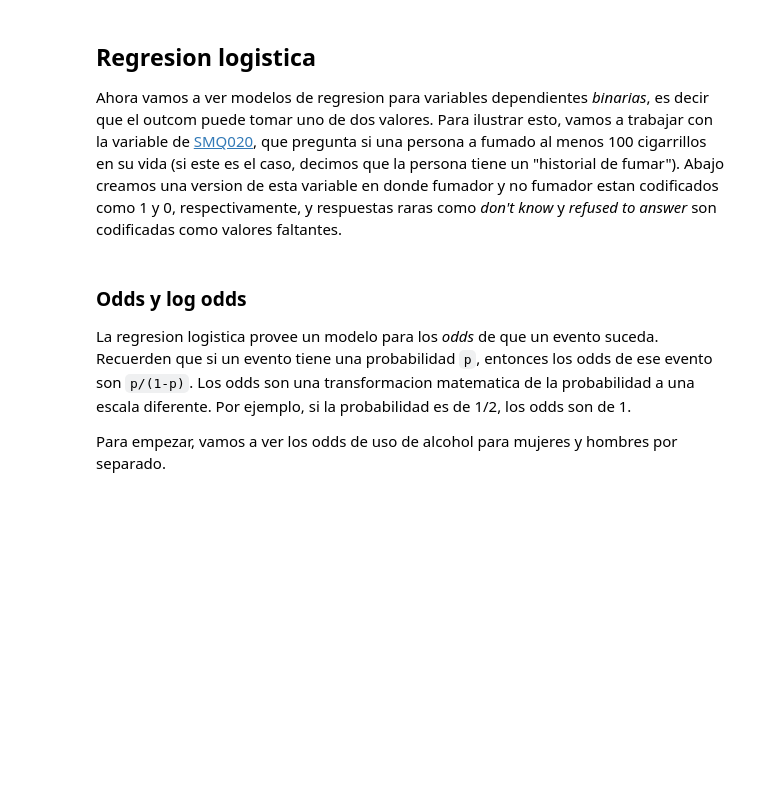
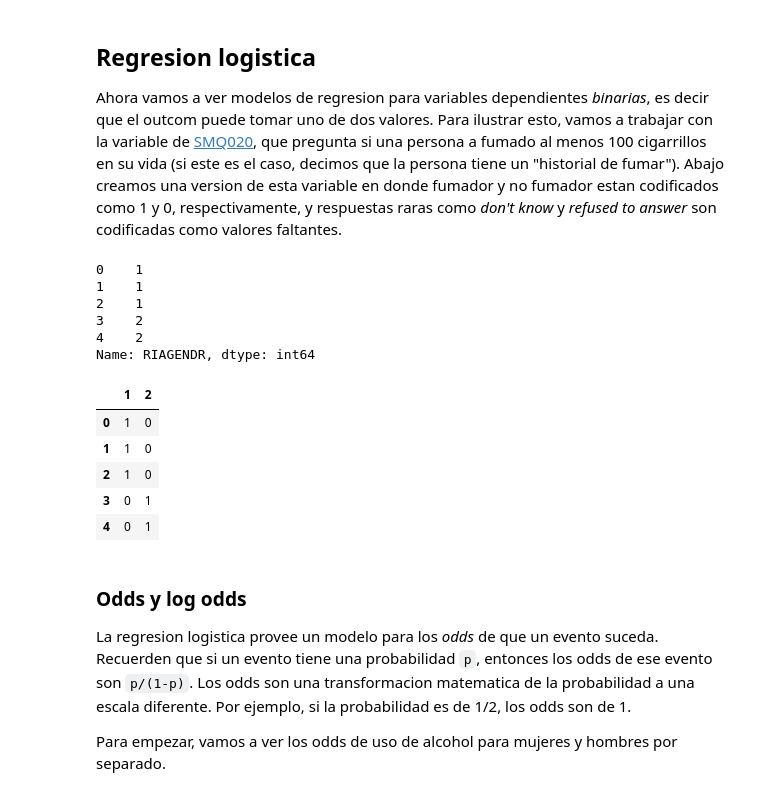
Before and after one commit to 0xpantera/uvg-masters-statistics, a Jupyter notebook: practice/regresiones_nhanes.ipynb, the cells around one changed output. Saved outputs shown, nothing was run; the diff lists cells and outputs as text; code cells hidden in the pictures; blank space fills up the shorter version.

```diff
--- a/practice/regresiones_nhanes.ipynb
+++ b/practice/regresiones_nhanes.ipynb
@@ -239,6 +239,24 @@ Las bandas de error para BMI es notablemente mas ancha que la banda de error par
 ## Regresion logistica
 
 Ahora vamos a ver modelos de regresion para variables dependientes *binarias*, es decir que el outcom puede tomar uno de dos valores. Para ilustrar esto, vamos a trabajar con la variable de [SMQ020](https://wwwn.cdc.gov/Nchs/Nhanes/2015-2016/SMQ_I.htm#SMQ020), que pregunta si una persona a fumado al menos 100 cigarrillos en su vida (si este es el caso, decimos que la persona tiene un "historial de fumar"). Abajo creamos una version de esta variable en donde fumador y no fumador estan codificados como 1 y 0, respectivamente, y respuestas raras como *don't know* y *refused to answer* son codificadas como valores faltantes.
+# %%
+da.RIAGENDR.head()
+# %% [output]
+0    1
+1    1
+2    1
+3    2
+4    2
+Name: RIAGENDR, dtype: int64
+# %%
+pd.get_dummies(da.RIAGENDR).head()
+# %% [output]
+|  | 1 | 2 |
+| 0 | 1 | 0 |
+| 1 | 1 | 0 |
+| 2 | 1 | 0 |
+| 3 | 0 | 1 |
+| 4 | 0 | 1 |
 # %%
 da["smq"] = da.SMQ020.replace({2: 0, 7: np.nan, 9: np.nan})
 # %% [markdown]
```
Also changed, not shown: parts of 2 cells of this notebook, 27 other files.
